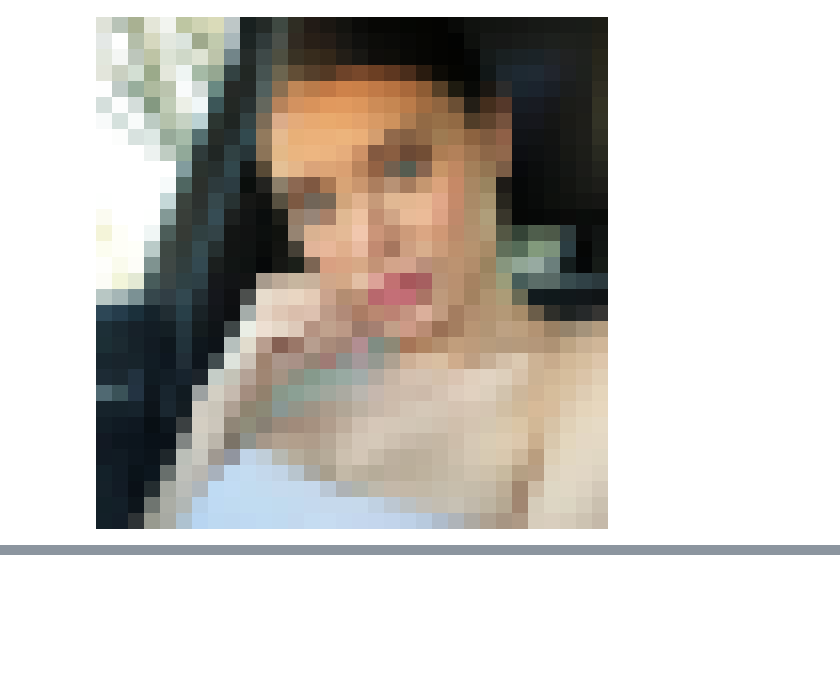
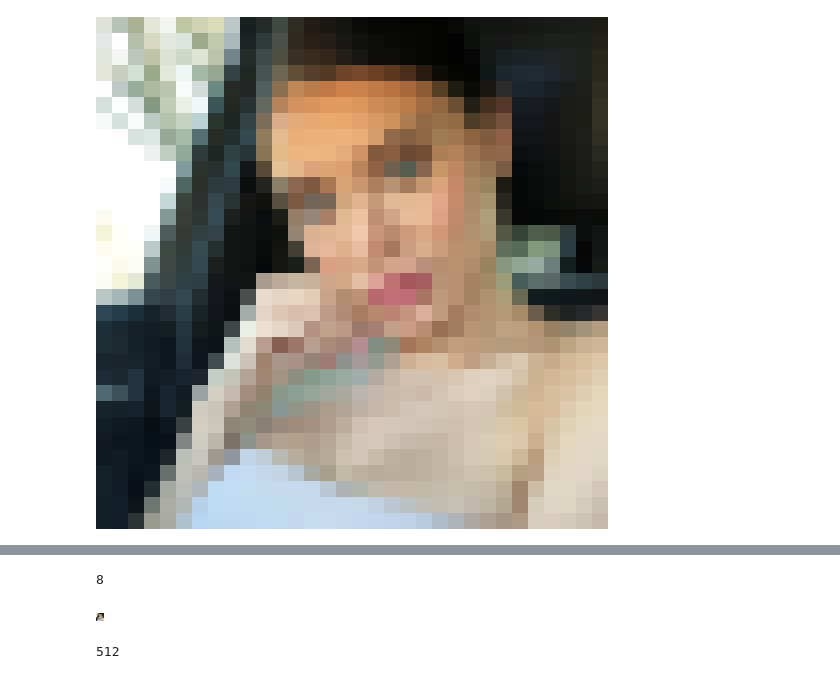
Before and after one commit to SamanFekri/MasterThesis, a Jupyter notebook: fill50k/ControlNet/Test.ipynb, the cells around one changed output, grey strips where cells are left out. Cells and saved outputs as stored; diff of their text form; code cells hidden in the pictures; blank space fills up the shorter version.

```diff
--- a/fill50k/ControlNet/Test.ipynb
+++ b/fill50k/ControlNet/Test.ipynb
@@ -213,0 +226,4 @@ Image.fromarray(resized)
+# %%
+img = cv2.imread(f'./test_imgs/test_l.png')
+img = cv2.cvtColor(img, cv2.COLOR_BGR2RGB)
+len(img)
@@ -213,0 +236,16 @@ Image.fromarray(resized)
+# %%
+dim = (8, 8)
+resized = cv2.resize(img, dim, interpolation = cv2.INTER_AREA)
+len(resized)
+# %% [output]
+8
+# %%
+Image.fromarray(resized)
+# %% [output]
+[figure, added]
+# %%
+dim = (512, 512)
+resized = cv2.resize(resized, dim, interpolation = cv2.INTER_AREA)
+len(resized)
+# %% [output]
+512
```
Also changed, not shown: parts of 9 cells of this notebook, 3 other files.
